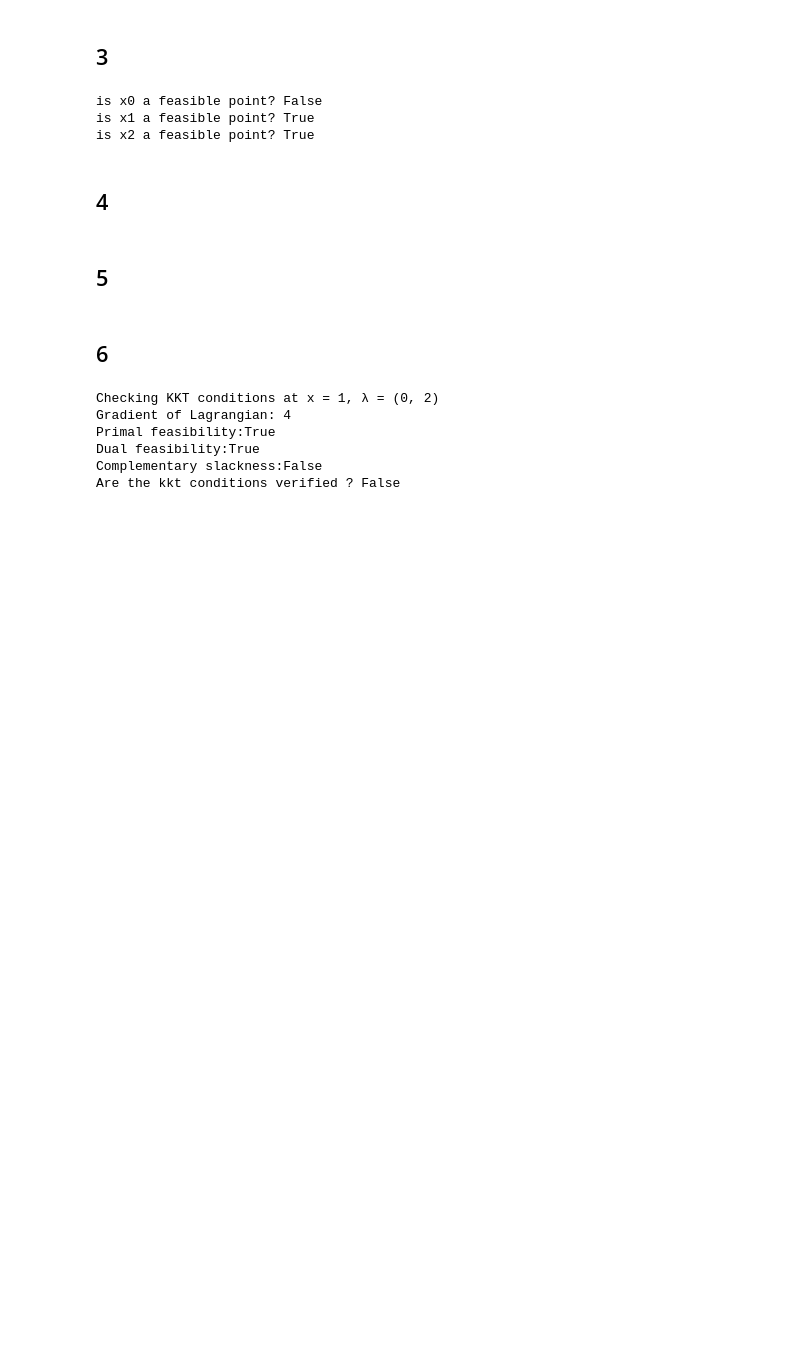
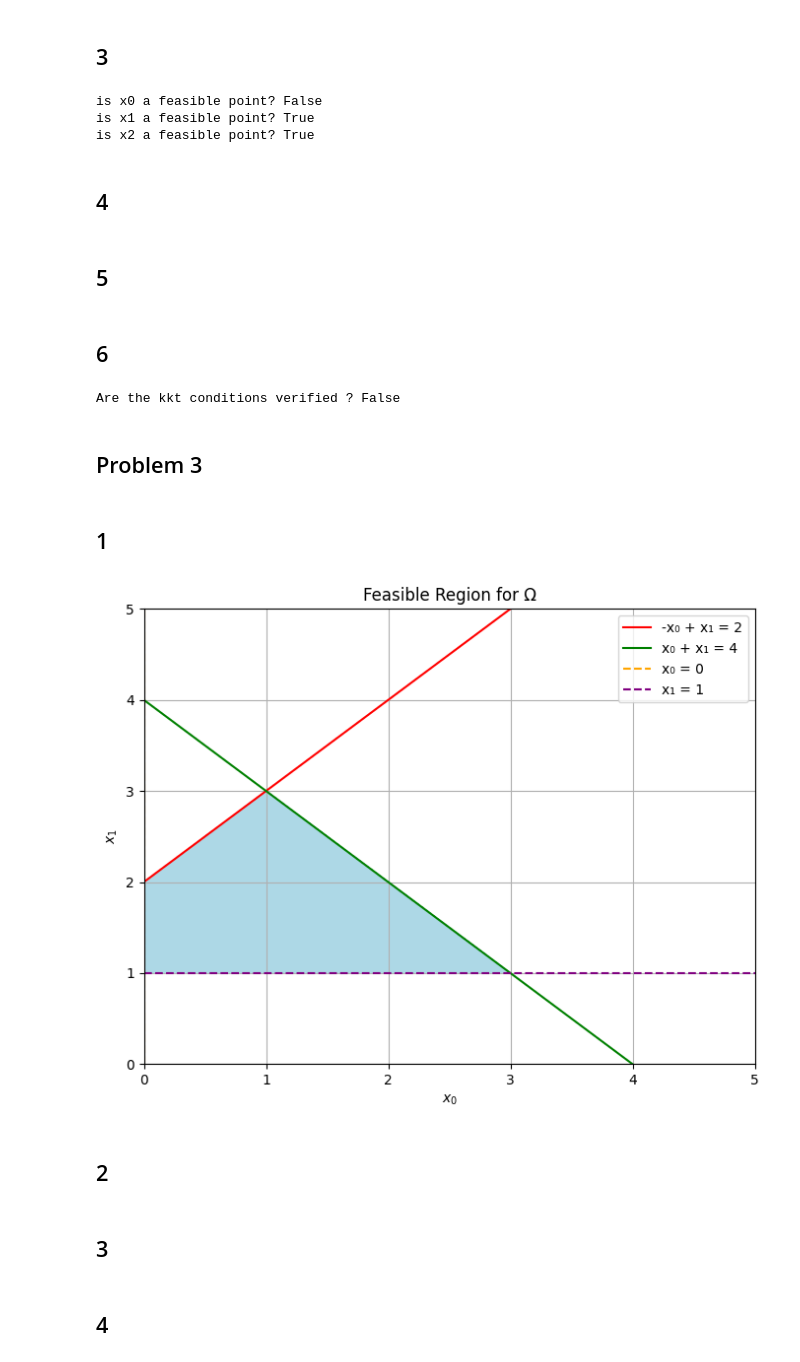
Before and after one commit to lambione/OPTIMIZATION-METHODS, a Jupyter notebook: ASS6/assignment6.ipynb, the cells around one changed output. Drawn from its saved outputs; the diff is of its cells as text; code cells hidden in the pictures; blank space fills up the shorter version.

```diff
--- a/ASS6/assignment6.ipynb
+++ b/ASS6/assignment6.ipynb
@@ -300,12 +300,6 @@ def check_kkt_conditions(x, lambdas):
     feasibility_lamda = lambda1 >= 0 and lambda2 >= 0
     comp_slack = (lambda1 * c1(x) == 0) and (lambda2 * c2(x) == 0)
 
-    print(f"Checking KKT conditions at x = {x}, λ = {lambdas}")
-    print(f"Gradient of Lagrangian: {grad}")
-    print(f"Primal feasibility:{feasibility_point}")
-    print(f"Dual feasibility:{feasibility_lamda}")
-    print(f"Complementary slackness:{comp_slack}")
-
     return grad == 0 and feasibility_point and feasibility_lamda and comp_slack
 
 x = 1
@@ -314,9 +308,43 @@ lambda_v = (0, 2)
 kkt = check_kkt_conditions(x, lambda_v)
 print(f"\nAre the kkt conditions verified ? {kkt}")
 # %% [output]
-Checking KKT conditions at x = 1, λ = (0, 2)
-Gradient of Lagrangian: 4
-Primal feasibility:True
-Dual feasibility:True
-Complementary slackness:False
 Are the kkt conditions verified ? False
+# %% [markdown]
+## Problem 3
+# %% [markdown]
+## 1
+# %%
+x0 = np.linspace(0, 5, 400)
+x1 = np.linspace(0, 5, 400)
+X0, X1 = np.meshgrid(x0, x1)
+
+
+C1 = (-X0 + X1) <= 2
+C2 = (X0 + X1) <= 4
+C3 = X0 >= 0
+C4 = X1 >= 1
+
+feasible = C1 & C2 & C3 & C4
+
+plt.figure(figsize=(8, 6))
+
+plt.contourf(X0, X1, feasible, levels=[0.5, 1], colors=['lightblue'])
+
+x = np.linspace(0, 5, 200)
+plt.plot(x, x + 2, 'r-', label='-x₀ + x₁ = 2')
+plt.plot(x, -x + 4, 'g-', label='x₀ + x₁ = 4')
+plt.axvline(0, color='orange', linestyle='--', label='x₀ = 0')
+plt.axhline(1, color='purple', linestyle='--', label='x₁ = 1')
+
+plt.xlim(0, 5)
+plt.ylim(0, 5)
+plt.xlabel('$x_0$')
+plt.ylabel('$x_1$')
+plt.title('Feasible Region for Ω')
+plt.legend()
+plt.grid(True)
+plt.show()
+# %% [output]
+[figure, added]
+# %% [markdown]
+## 2
@@ -322,0 +360,2 @@ Are the kkt conditions verified ? False
+# %% [markdown]
+## 3
@@ -322,0 +375,2 @@ Are the kkt conditions verified ? False
+# %% [markdown]
+## 4
```
Also changed, not shown: parts of 8 cells of this notebook.
